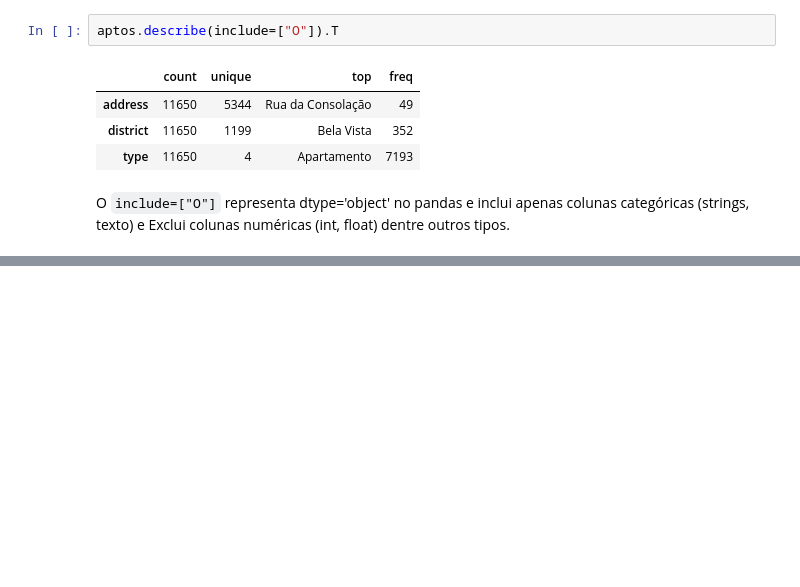
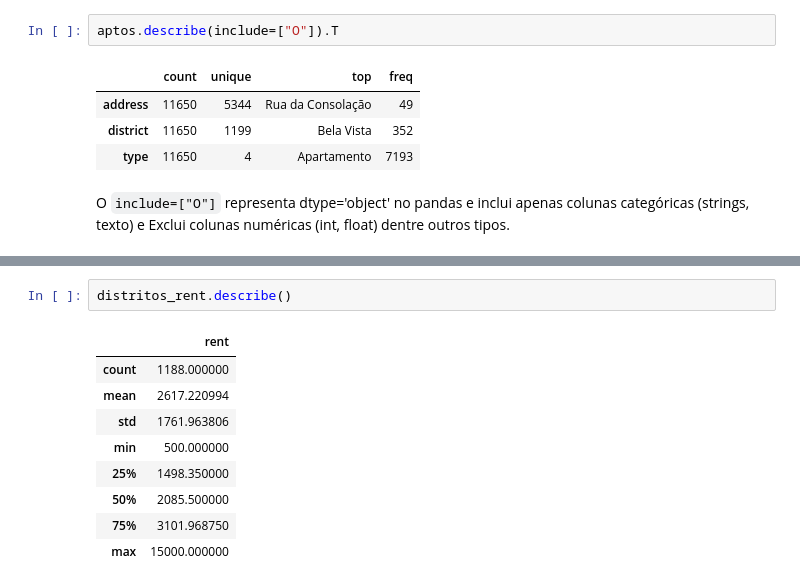
Before and after one commit to leonamcassemir0/analise-de-ponta, a Jupyter notebook: sao_paulo_housing_prices.ipynb, the cells around one changed output, grey strips where cells are left out. Drawn from its saved outputs; the diff is of its cells as text; blank space fills up the shorter version.

```diff
--- a/sao_paulo_housing_prices.ipynb
+++ b/sao_paulo_housing_prices.ipynb
@@ -575,0 +661,12 @@ O `include=["O"]` representa dtype='object' no pandas e inclui apenas colunas ca
+# %%
+distritos_rent.describe()
+# %% [output]
+|  | rent |
+| count | 1188.000000 |
+| mean | 2617.220994 |
+| std | 1761.963806 |
+| min | 500.000000 |
+| 25% | 1498.350000 |
+| 50% | 2085.500000 |
+| 75% | 3101.968750 |
+| max | 15000.000000 |
```
Also changed, not shown: parts of 16 cells of this notebook.
